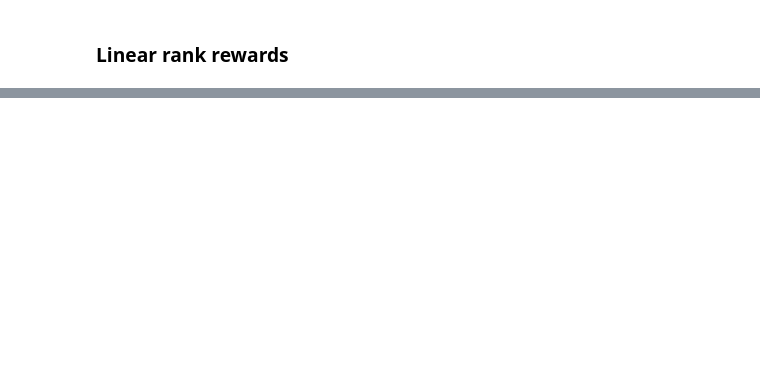
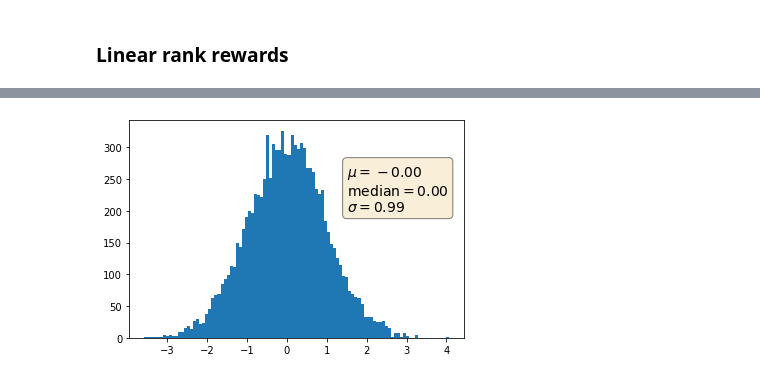
Before and after one commit to traian-d/normal_skew, a Jupyter notebook: injecting_inequality.ipynb, the cells around one changed output, grey strips where cells are left out. Saved outputs shown, nothing was run; the diff lists cells and outputs as text; code cells hidden in the pictures; blank space fills up the shorter version.

```diff
--- a/injecting_inequality.ipynb
+++ b/injecting_inequality.ipynb
@@ -141,0 +146,29 @@ plt.show()
+# %%
+X = np.random.normal(0, 1, 10000)
+Y_lin = 5 + 3 * X
+Y_exp = np.exp(X)
+# %%
+def hist_with_stats(data, file_name):
+    mu = np.mean(data)
+    median = np.median(data)
+    sigma = np.std(data)
+    textstr = '\n'.join((
+        r'$\mu=%.2f$' % (mu, ),
+        r'$\mathrm{median}=%.2f$' % (median, ),
+        r'$\sigma=%.2f$' % (sigma, )))
+
+    fig, ax = plt.subplots()
+
+    # these are matplotlib.patch.Patch properties
+    props = dict(boxstyle='round', facecolor='wheat', alpha=0.5)
+
+    # place a text box in upper left in axes coords
+    ax.text(0.65, 0.8, textstr, transform=ax.transAxes, fontsize=14,
+            verticalalignment='top', horizontalalignment='left', bbox=props)
+    ax.hist(data, bins=100)
+    plt.savefig(f'figures/{file_name}.png')
+    plt.show()
+# %%
+hist_with_stats(X, 'rand_norm_hist')
+# %% [output]
+[figure, added]
```
Also changed, not shown: parts of 10 cells of this notebook, 2 other files.
